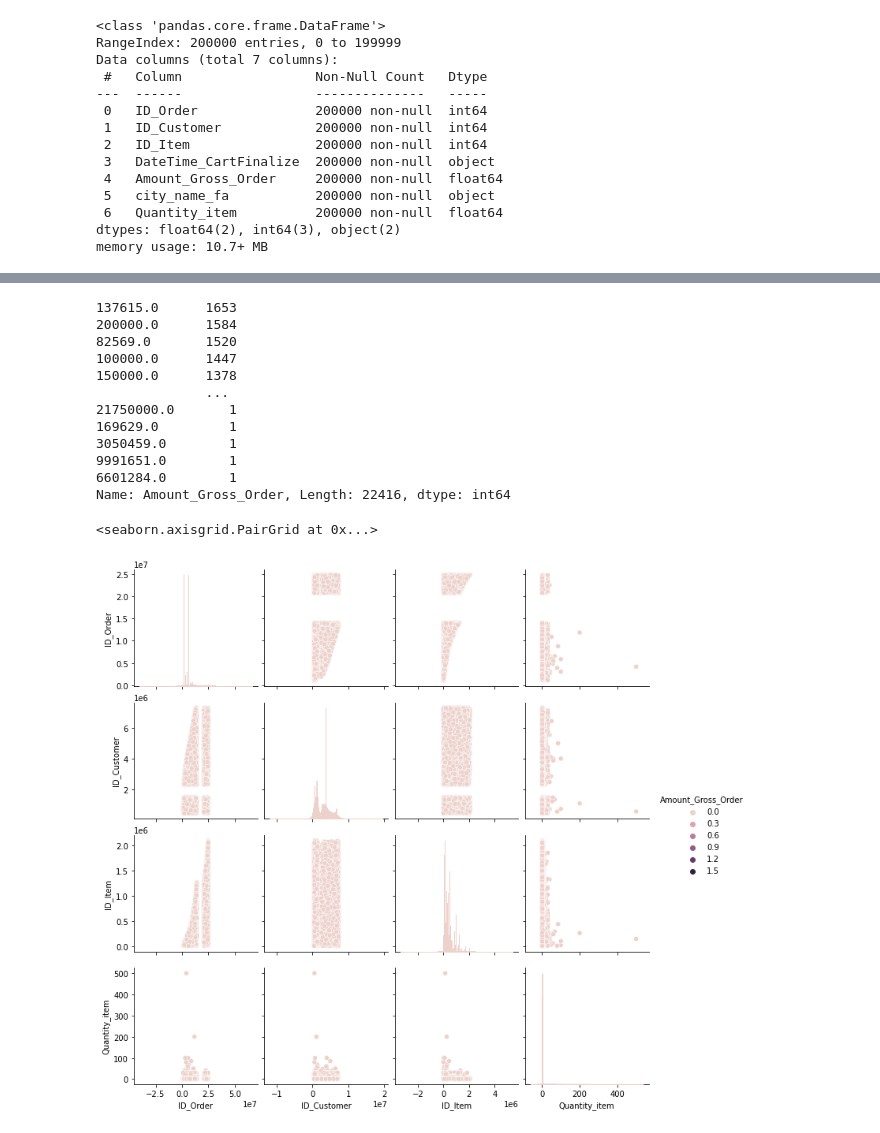
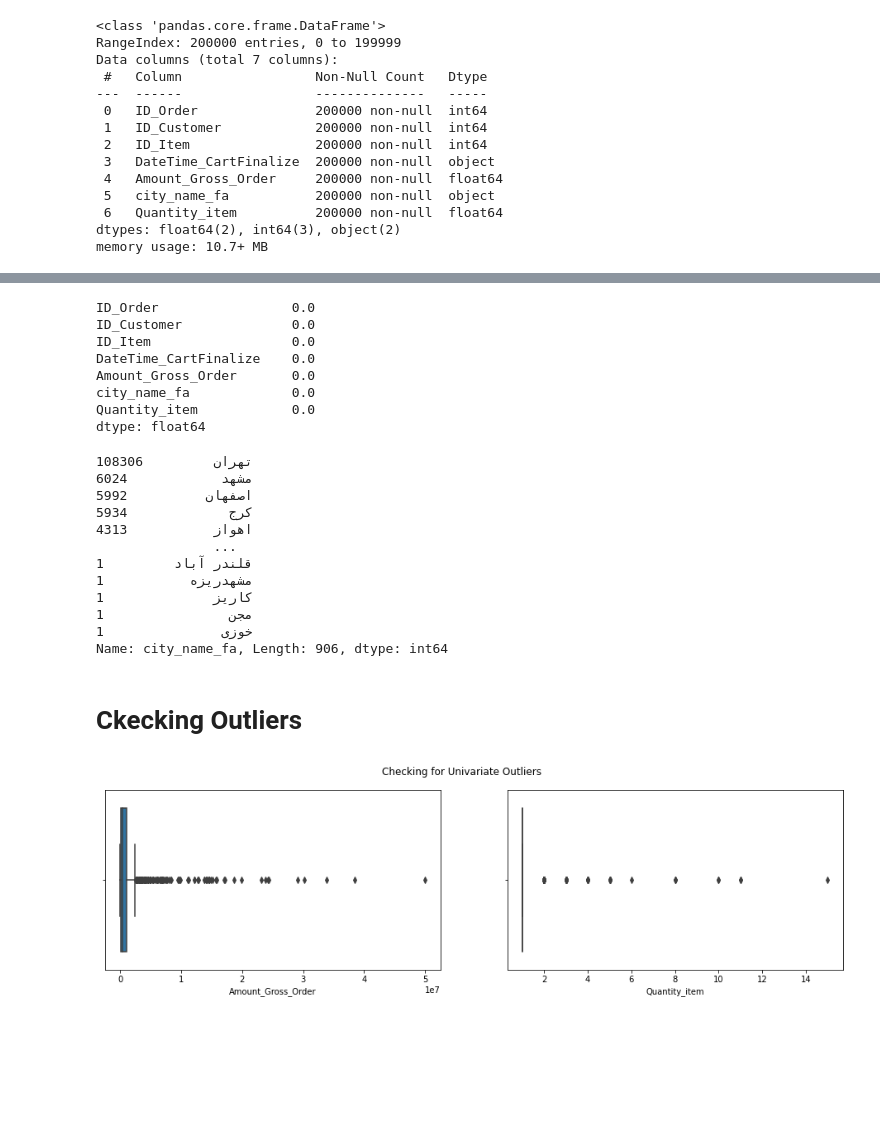
Before and after one commit to Melanee-Melanee/Startups, a Jupyter notebook: digikala-analysis.ipynb, the cells around one changed output, grey strips where cells are left out. Cells and saved outputs as stored; diff of their text form; code cells hidden in the pictures; blank space fills up the shorter version.

```diff
--- a/digikala-analysis.ipynb
+++ b/digikala-analysis.ipynb
@@ -118,23 +197,48 @@ for i in df.columns:
     null_rate = df[i].isna().sum() / len(df) * 100
     if null_rate > 0 :
         print("{} null rate: {}%".format(i,round(null_rate,2)))
+# %%
+# percentage of missing values
+percentage_of_missing_values = round(100*(df.isnull().sum()/len(df.index)), 2)
+print(percentage_of_missing_values)
+# %% [output]
+ID_Order                 0.0
+ID_Customer              0.0
+ID_Item                  0.0
+DateTime_CartFinalize    0.0
+Amount_Gross_Order       0.0
+city_name_fa             0.0
+Quantity_item            0.0
+dtype: float64
 # %%
-df['Amount_Gross_Order'].value_counts()
+df['city_name_fa'].value_counts()
 # %% [output]
-137615.0      1653
-200000.0      1584
-82569.0       1520
-100000.0      1447
-150000.0      1378
-              ...
-21750000.0       1
-169629.0         1
-3050459.0        1
-9991651.0        1
-6601284.0        1
-Name: Amount_Gross_Order, Length: 22416, dtype: int64
+تهران         108306
+مشهد            6024
+اصفهان          5992
+کرج             5934
+اهواز           4313
+               ...
+قلندر آباد         1
+مشهدریزه           1
+کاریز              1
+مجن                1
+خوزی               1
+Name: city_name_fa, Length: 906, dtype: int64
-# %%
-sns.pairplot(data = df, hue="Amount_Gross_Order")
-# %% [output]
-<seaborn.axisgrid.PairGrid at 0x...>
-[figure, removed]
+# %%
+df = df.drop_duplicates('city_name_fa')
+# %% [markdown]
+# Ckecking Outliers
+# %%
+#checking univariate outliers for int data
+plt.rcParams['figure.figsize']=(16,4)
+plt.subplot(1,2,1)
+sns.boxplot(df['Amount_Gross_Order'])
+
+plt.subplot(1,2,2)
+sns.boxplot(df['Quantity_item'])
+
+plt.suptitle("Checking for Univariate Outliers")
+plt.show()
+# %% [output]
+[figure, added]
```
Also changed, not shown: parts of 30 cells of this notebook.
